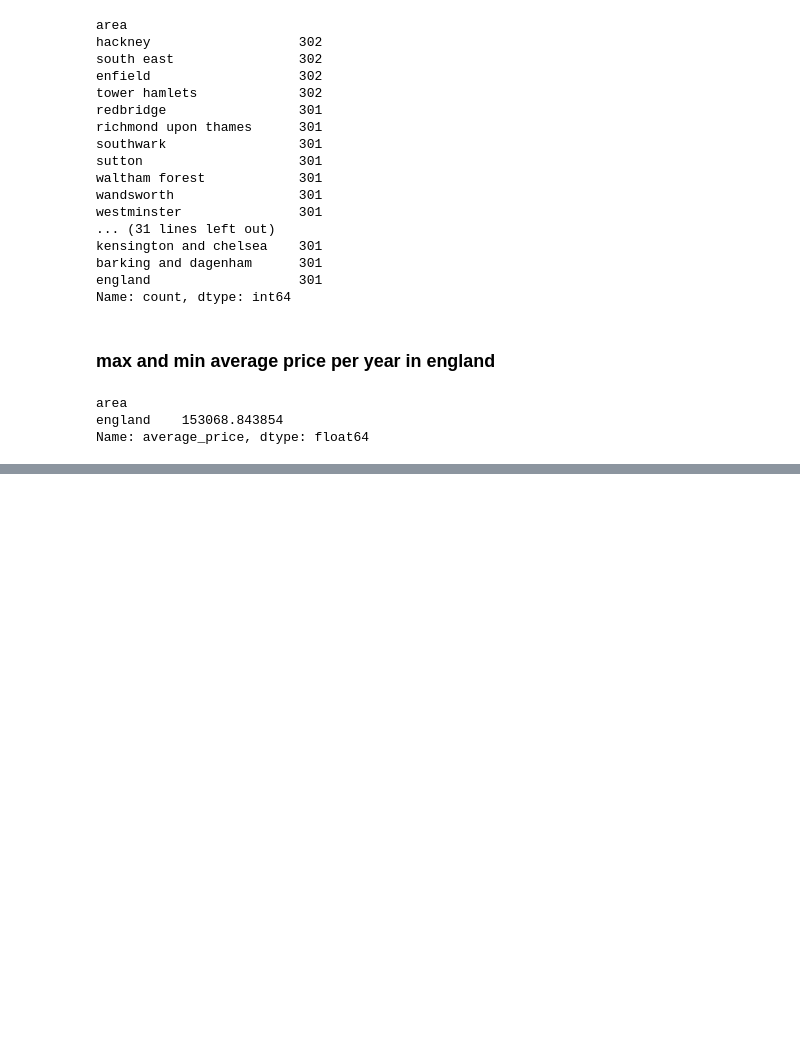
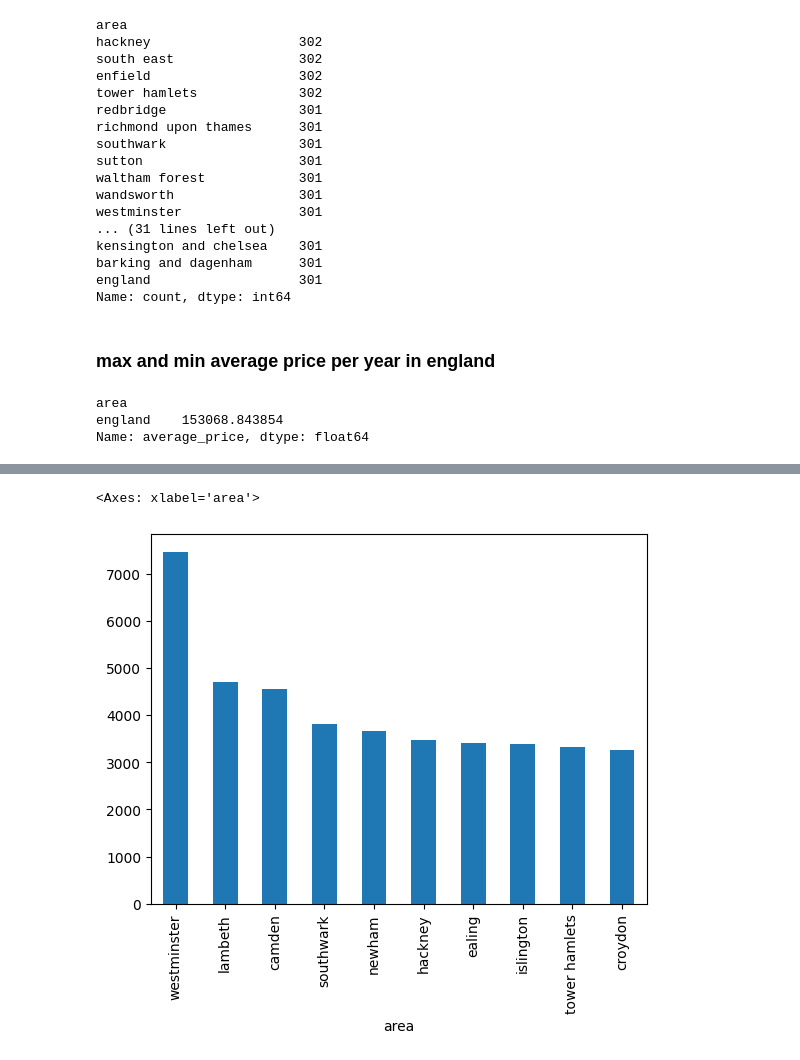
Before and after one commit to Abhishek191191/London-Housing, a Jupyter notebook: Analysis Code.ipynb, the cells around one changed output, grey strips where cells are left out. Drawn from its saved outputs; the diff is of its cells as text; code cells hidden in the pictures; blank space fills up the shorter version.

```diff
--- a/Analysis Code.ipynb
+++ b/Analysis Code.ipynb
@@ -150,0 +196,5 @@ Name: average_price, dtype: float64
+# %%
+data.groupby('area').no_of_crimes.max().sort_values(ascending = False).head(10).plot(kind = 'bar')
+# %% [output]
+<Axes: xlabel='area'>
+[figure, added]
```
Also changed, not shown: parts of 11 cells of this notebook.
